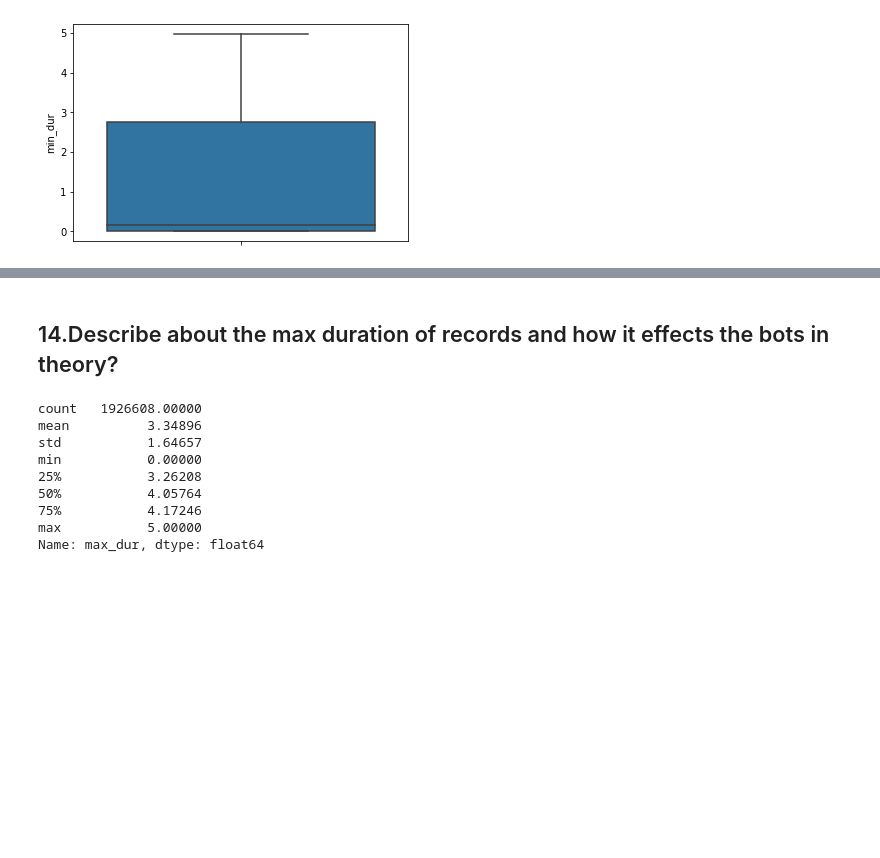
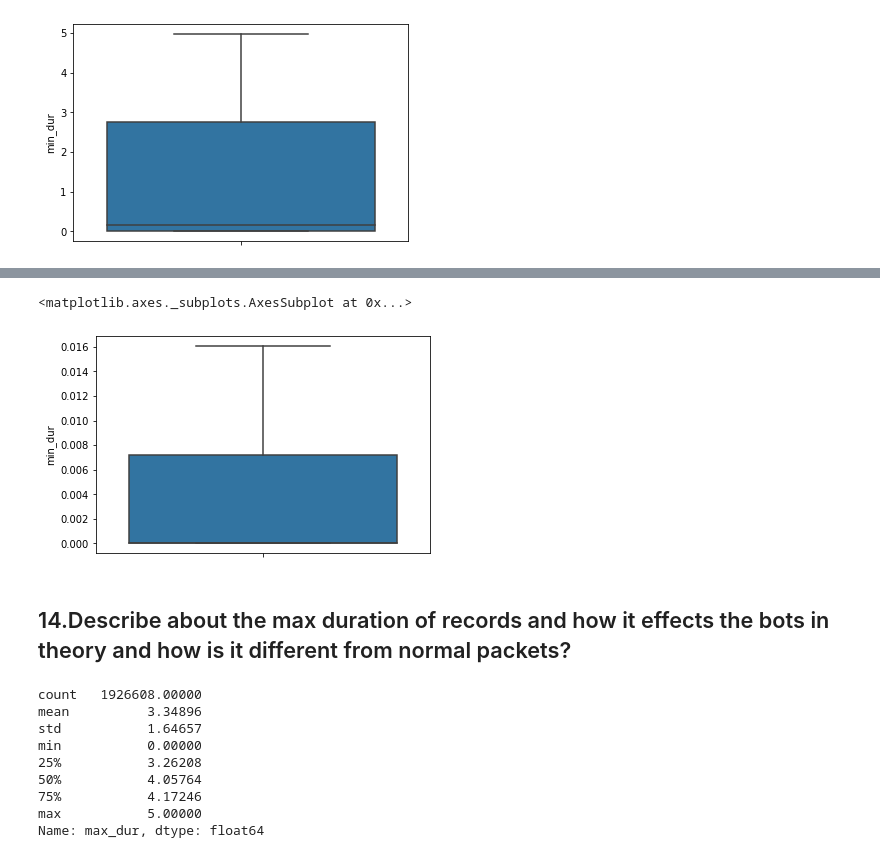
Before and after one commit to Siddharth1698/Analysis-of-DDoS-attack-from-Botnet-devices-using-Machine-Learning-Classifiers, a Jupyter notebook: Data Analysis.ipynb, the cells around one changed output, grey strips where cells are left out. Cells and saved outputs as stored; diff of their text form; code cells hidden in the pictures; blank space fills up the shorter version.

```diff
--- a/Data Analysis.ipynb
+++ b/Data Analysis.ipynb
@@ -365,5 +420,10 @@ sb.boxplot( y=df_attacked["min_dur"] )
+# %%
+sb.boxplot( y=df_normal[df_normal["min_dur"] < 0.0175].min_dur )
+# %% [output]
+<matplotlib.axes._subplots.AxesSubplot at 0x...>
+[figure, added]
 # %% [markdown]
-## 14.Describe about the max duration of records and how it effects the bots in theory?
+## 14.Describe about the max duration of records and how it effects the bots in theory and how is it different from normal packets?
 # %%
 df_attacked.max_dur.describe()
 # %% [output]
```
Also changed, not shown: parts of 23 cells of this notebook.
